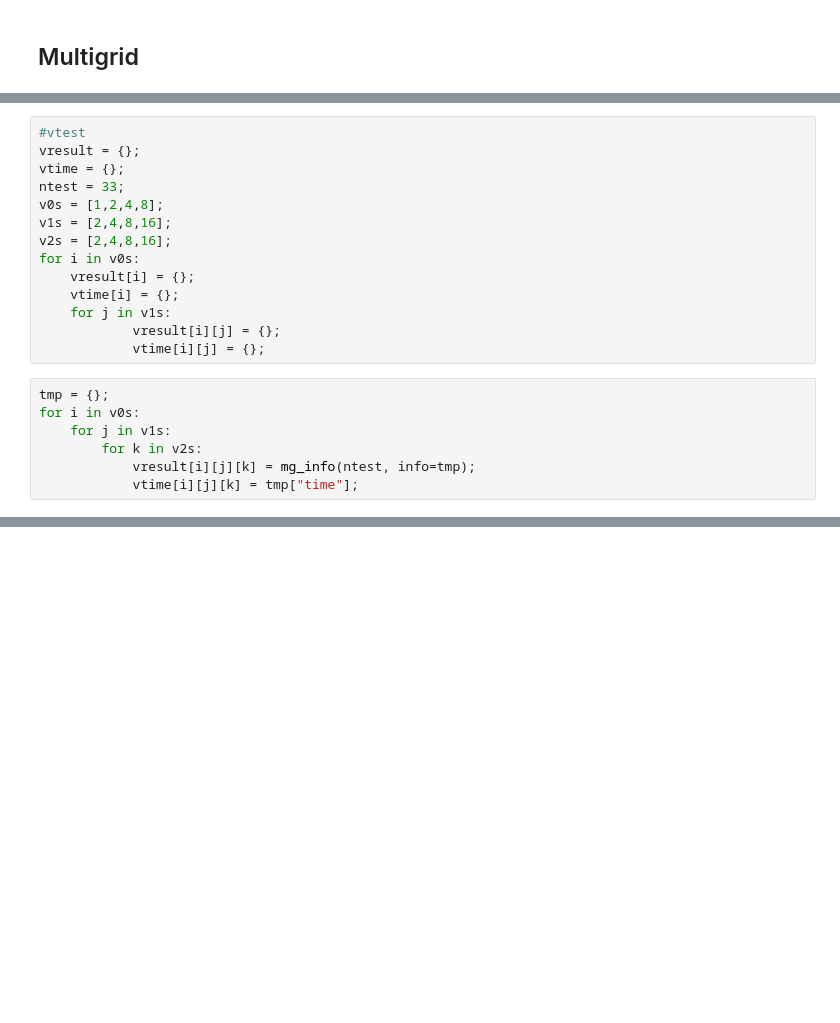
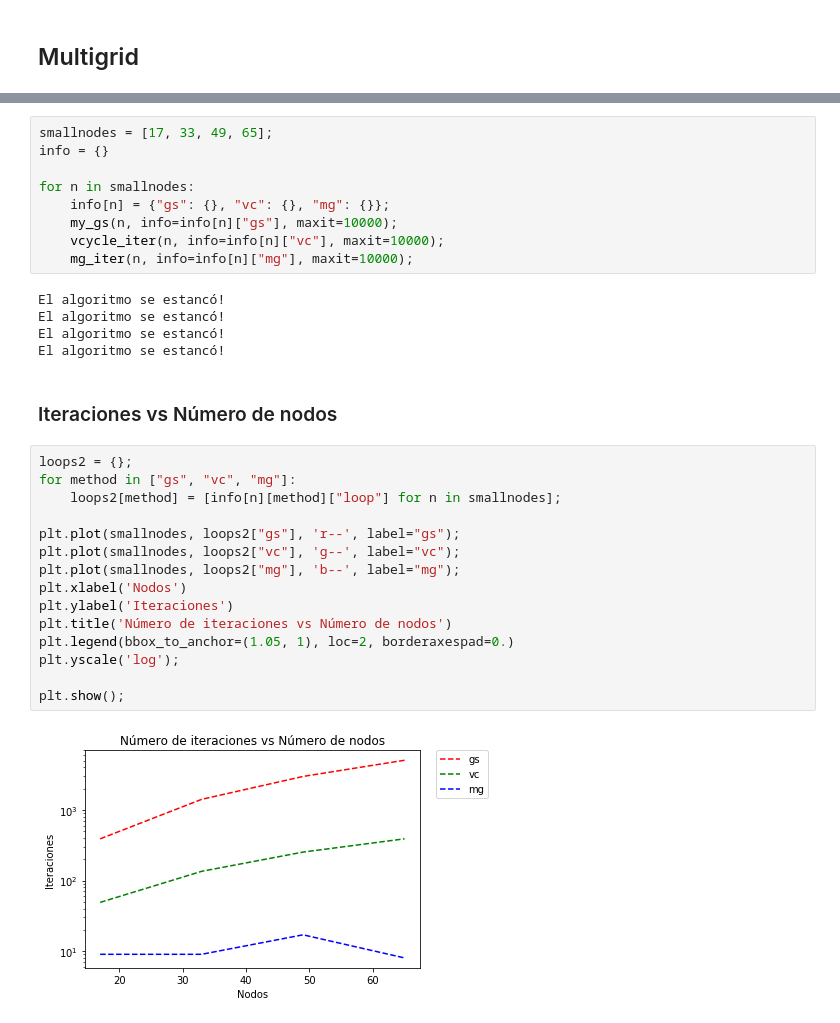
Before and after one commit to hvarg/IPM407, a Jupyter notebook: Proyecto 01.ipynb, the cells around one changed output, grey strips where cells are left out. Cells and saved outputs as stored; diff of their text form; blank space fills up the shorter version.

```diff
--- a/Proyecto 01.ipynb
+++ b/Proyecto 01.ipynb
@@ -748,21 +629,0 @@ plt.show();
-# %%
-#vtest
-vresult = {};
-vtime = {};
-ntest = 33;
-v0s = [1,2,4,8];
-v1s = [2,4,8,16];
-v2s = [2,4,8,16];
-for i in v0s:
-    vresult[i] = {};
-    vtime[i] = {};
-    for j in v1s:
-            vresult[i][j] = {};
-            vtime[i][j] = {};
-# %%
-tmp = {};
-for i in v0s:
-    for j in v1s:
-        for k in v2s:
-            vresult[i][j][k] = mg_info(ntest, info=tmp);
-            vtime[i][j][k] = tmp["time"];
@@ -792,0 +713,33 @@ TODO
+# %%
+smallnodes = [17, 33, 49, 65];
+info = {}
+
+for n in smallnodes:
+    info[n] = {"gs": {}, "vc": {}, "mg": {}};
+    my_gs(n, info=info[n]["gs"], maxit=10000);
+    vcycle_iter(n, info=info[n]["vc"], maxit=10000);
+    mg_iter(n, info=info[n]["mg"], maxit=10000);
+# %% [output]
+El algoritmo se estancó!
+El algoritmo se estancó!
+El algoritmo se estancó!
+El algoritmo se estancó!
+# %% [markdown]
+### Iteraciones vs Número de nodos
+# %%
+loops2 = {};
+for method in ["gs", "vc", "mg"]:
+    loops2[method] = [info[n][method]["loop"] for n in smallnodes];
+
+plt.plot(smallnodes, loops2["gs"], 'r--', label="gs");
+plt.plot(smallnodes, loops2["vc"], 'g--', label="vc");
+plt.plot(smallnodes, loops2["mg"], 'b--', label="mg");
+plt.xlabel('Nodos')
+plt.ylabel('Iteraciones')
+plt.title('Número de iteraciones vs Número de nodos')
+plt.legend(bbox_to_anchor=(1.05, 1), loc=2, borderaxespad=0.)
+plt.yscale('log');
+
+plt.show();
+# %% [output]
+[figure, added]
```
Also changed, not shown: parts of 49 cells of this notebook.
